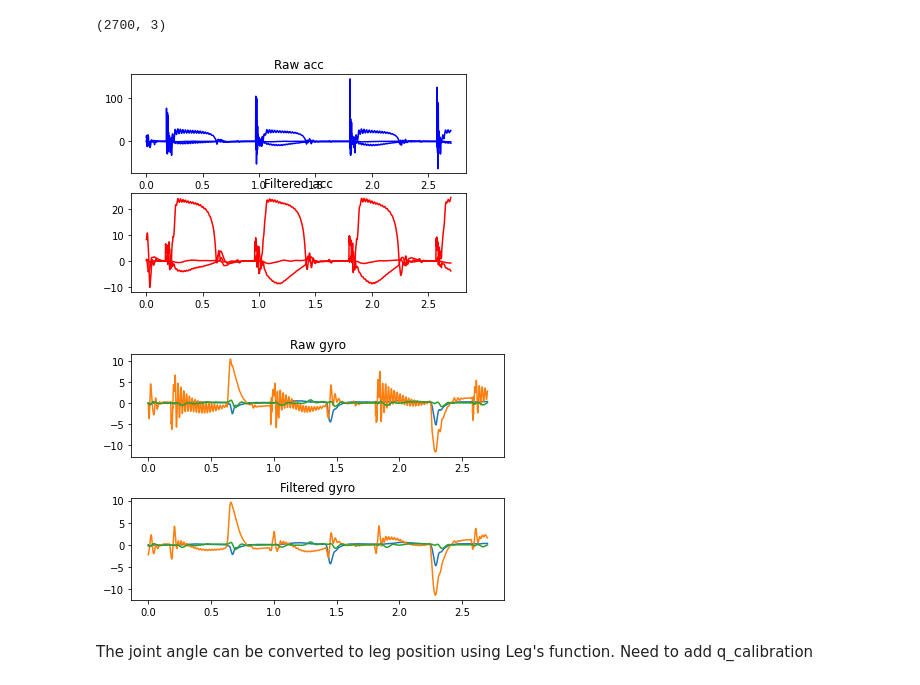
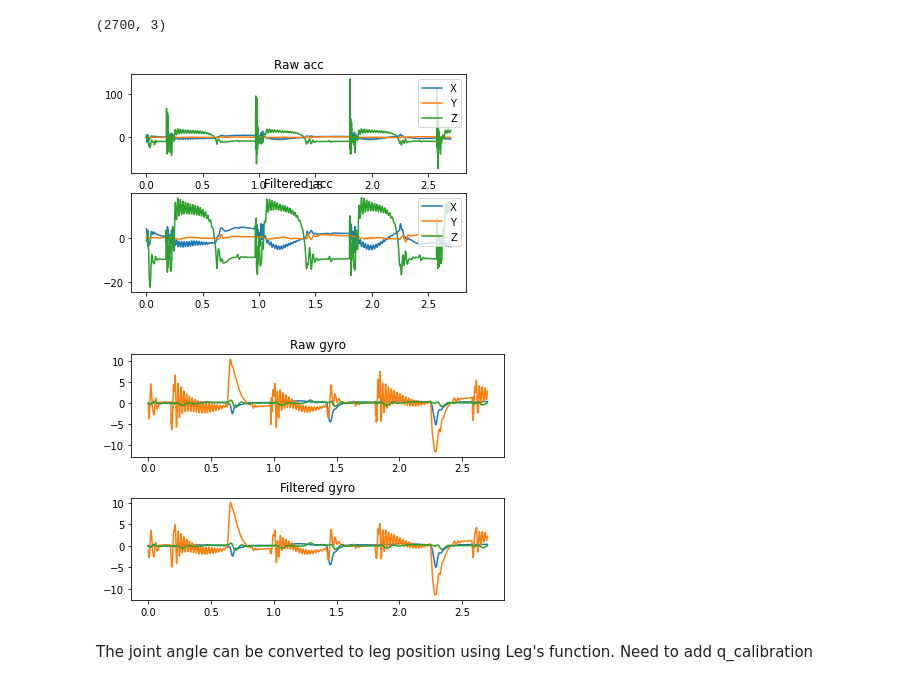
Before and after one commit to RoboticExplorationLab/rex-hopper-python, a Jupyter notebook: src/sensor_data_process/Data Process.ipynb, the cells around one changed output. Saved outputs shown, nothing was run; the diff lists cells and outputs as text; code cells hidden in the pictures.

```diff
--- a/src/sensor_data_process/Data Process.ipynb
+++ b/src/sensor_data_process/Data Process.ipynb
@@ -42,26 +41,28 @@ acc_hist.shape
 (2700, 3)
 # %%
 # filter sensor data
-acc_filtered = ndimage.uniform_filter1d(acc_hist, 20,0)
-gyro_filtered = ndimage.uniform_filter1d(gyro_hist, 20,0)
-foot_force_filtered = ndimage.uniform_filter1d(foot_force_hist, 20,0)
-contact_flag = foot_force_filtered > 100
+acc_filtered = ndimage.uniform_filter1d(acc_hist, 10,0)
+gyro_filtered = ndimage.uniform_filter1d(gyro_hist, 10,0)
+foot_force_filtered = ndimage.uniform_filter1d(foot_force_hist, 30,0)
+contact_flag = foot_force_filtered > 130
 # %%
 plt.subplot(2, 1, 1)
-plt.plot(time_hist, acc_hist, color='blue')
+plt.plot(time_hist, acc_hist)
 plt.title("Raw acc")
+plt.legend(['X','Y','Z'],loc='upper right')
 # plt.xlim([1, 1.5])
 # plt.ylim([-30, 30])
 
 plt.subplot(2, 1, 2)
-plt.plot(time_hist, acc_filtered, color='red')
+plt.plot(time_hist, acc_filtered)
 plt.title("Filtered acc")
+plt.legend(['X','Y','Z'],loc='upper right')
 # plt.xlim([1, 1.5])
 # plt.ylim([-30, 30])
 
 plt.show()
 # %% [output]
-[figure, old version]
+[figure, new version]
 # %%
 fig, ax = plt.subplots(2, 1)
 fig.tight_layout(h_pad=2)
@@ -77,7 +78,7 @@ ax[1].title.set_text("Filtered gyro")
 
 plt.show()
 # %% [output]
-[figure, old version]
+[figure, new version]
 # %% [markdown]
 The joint angle can be converted to leg position using Leg's function. Need to add q_calibration
 # %%
```
Also changed, not shown: parts of 3 cells of this notebook, 4 other files.
